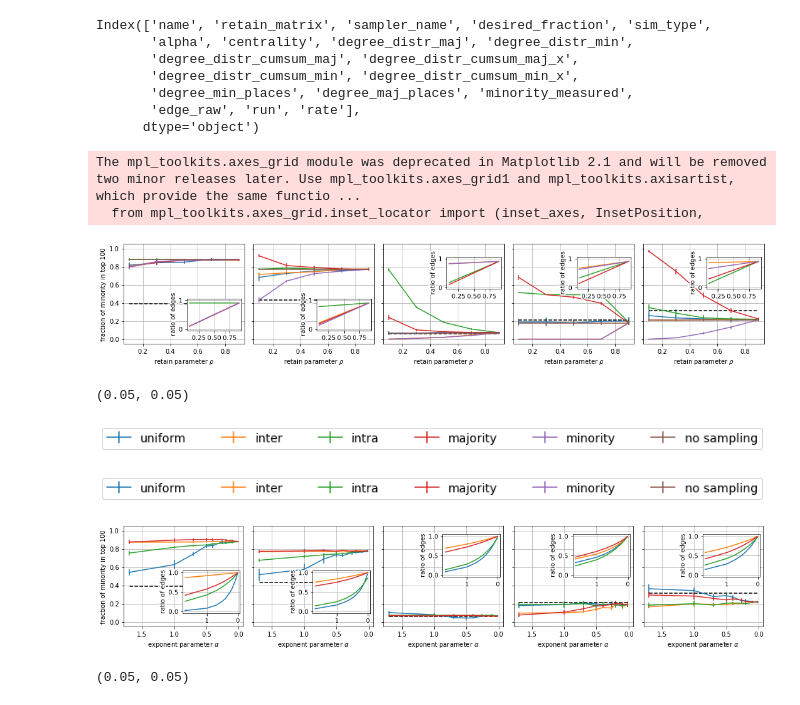
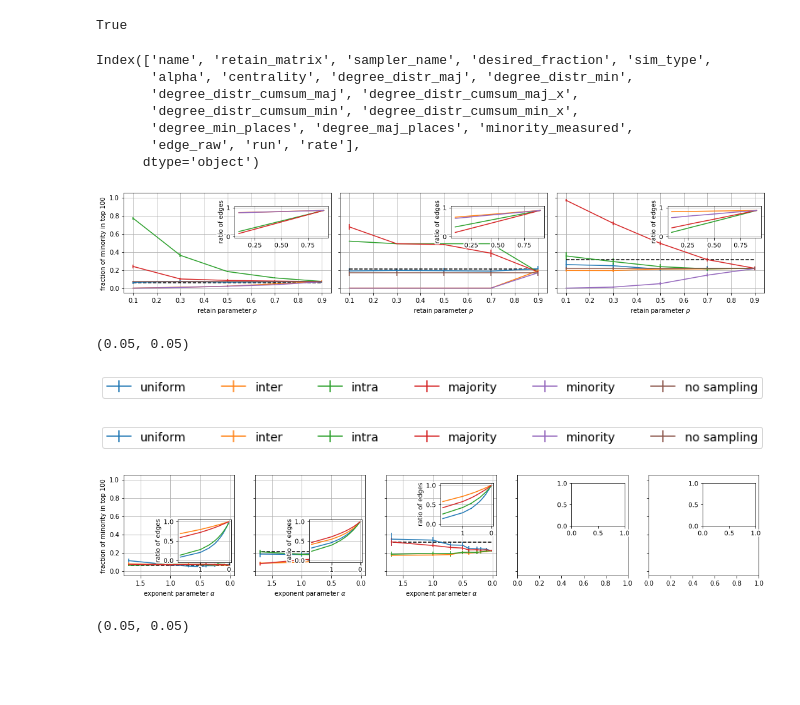
Before and after one commit to Feelx234/unnet, a Jupyter notebook: notebooks/submission_plots_real.ipynb, the cells around one changed output. Cells and saved outputs as stored; diff of their text form; code cells hidden in the pictures; blank space fills up the shorter version.

```diff
--- a/notebooks/submission_plots_real.ipynb
+++ b/notebooks/submission_plots_real.ipynb
@@ -71,3 +58,18 @@ True
+# %%
+repetitions=10
+
+show_std=True
+mode="unsafe"
+
+
+names = ['github', 'dblp', 'aps']#['github', 'pok', 'brazil', 'aps', 'dblp']
+
+
+generator = ParametersZip(RealDatasetLoader(),
+                          {'name': names})
+print(show_std)
+# %% [output]
+True
 # %%
 all_measures = ["degree"]#, "katz", "pagerank"]
 # %%
@@ -300,14 +302,14 @@ def plot_num_edges_outer(results, in_name, ax, relative=True, complete_results=N
 # %%
 filetype="png"
 # %%
-names = ['brazil',  'pok', 'github', 'dblp', 'aps']
+
 from matplotlib.transforms import IdentityTransform, TransformedBbox
 def by_name(result_all, name):
     return result_all[result_all.sampler_name == name]
-hs = [0.1,0.25, 0.5,0.75,0.9]
+
 from mpl_toolkits.axes_grid.inset_locator import (inset_axes, InsetPosition,
                                                   mark_inset)
-fig, axs = plt.subplots(1, len(hs),figsize=(15, 3), sharey=True)
+fig, axs = plt.subplots(1, len(names),figsize=(15, 3), sharey=True)
 fig.set_tight_layout(True)
 for ax, name in zip(axs, names):
 
@@ -334,7 +336,7 @@ axs[0].set_ylabel(f"fraction of minority in top {100}")
 #plt.show()
 import matplotlib.patches as patches
 axs2 = []
-locs = [4,4,1,1,1]
+locs = [1,1,1]#[4,4,1,1,1]
 for ax,loc in zip(axs, locs):
     #ax.add_patch(patches.Rectangle((0.2,0.1),0.6,0.5, fc="red"))
     ax2 =  inset_axes(ax, width="50%", height="40%", loc=loc, bbox_to_anchor=(.1, .1, .9, 0.8),
@@ -353,36 +355,34 @@ for ax, name in zip(axs2, names):
         'no sampling' : (by_name(result_all,'no sampling'),'rate'),
 #        'jaccard' : (result5, 'alpha')
     },
    in_name=name,
     ax=ax)
     #ax.set_xlabel(r"retain parameter $\rho$")
     ax.set_ylabel(r"ratio of edges")
     ax.grid(True)
 
 for ax2 in axs2:
     linewidth=4
     from matplotlib.patheffects import withStroke
     plt.setp(ax2.yaxis.get_majorticklabels(),
              path_effects=[withStroke(foreground="w", linewidth=4)])
     plt.setp(ax2.xaxis.get_majorticklabels(),
              path_effects=[withStroke(foreground="w", linewidth=4)])
     plt.setp(ax2.yaxis.get_label(),
              path_effects=[withStroke(foreground="w", linewidth=4)])
 
 #axs[0].set_ylabel(f"number of edges")
 #axs[0].legend(fontsize=16)
 plt.show()
 
 
 if True: # enable saving here
     for i,(ax, name) in enumerate(zip(axs, names)):
         box = ax.get_tightbbox(fig.canvas.get_renderer()).expanded(1.02,1).transformed(fig.dpi_scale_trans.inverted())
         #box = full_extent(ax,0.01).transformed(fig.dpi_scale_trans.inverted())
         fig.savefig(f'real_retain_{name}.'+filetype, bbox_inches=box)
 # %% [output]
-The mpl_toolkits.axes_grid module was deprecated in Matplotlib 2.1 and will be removed two minor releases later. Use mpl_toolkits.axes_grid1 and mpl_toolkits.axisartist, which provide the same functio ...
-  from mpl_toolkits.axes_grid.inset_locator import (inset_axes, InsetPosition,
-[figure, old version]
+[figure, new version]
 # %%
 fig, legend_ax = plt.subplots(1, 1,figsize=(11, 0.5), sharey=True)
 #fig.set_facecolor("black")
@@ -489,7 +489,7 @@ if True: # enable saving here
         #box = full_extent(ax,0.01).transformed(fig.dpi_scale_trans.inverted())
         fig.savefig(f'real_retain_alpha_{name}.'+filetype, bbox_inches=box)
 # %% [output]
-[figure, old version]
+[figure, new version]
 # %%
 fig, legend_ax = plt.subplots(1, 1,figsize=(11, 0.5), sharey=True)
 #fig.set_facecolor("black")
```
Also changed, not shown: parts of 1 cell of this notebook, 2 other files.
